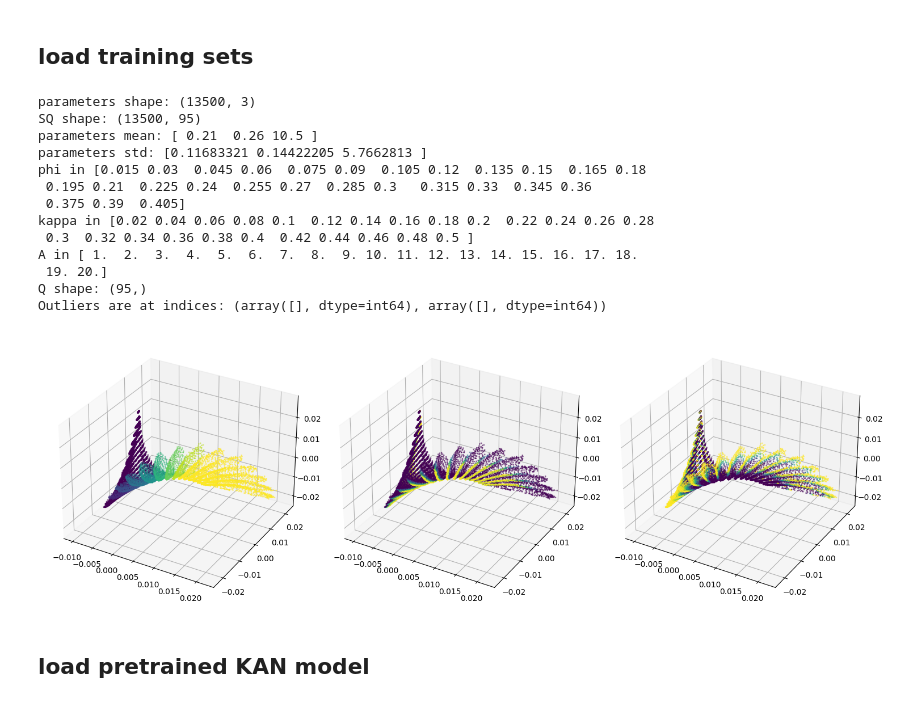
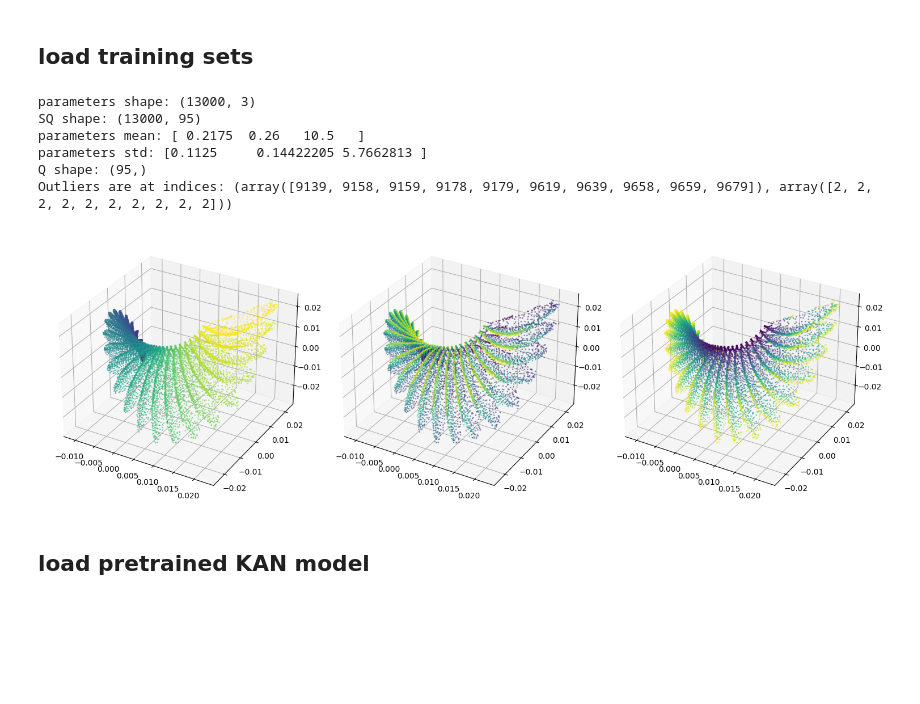
Before and after one commit to ch-tung/SQ_KAN, a Jupyter notebook: benchmark_KAN.ipynb, the cells around one changed output. Saved outputs shown, nothing was run; the diff lists cells and outputs as text; code cells hidden in the pictures; blank space fills up the shorter version.

```diff
--- a/benchmark_KAN.ipynb
+++ b/benchmark_KAN.ipynb
@@ -35,42 +35,54 @@ data_rand = loadmat("./training_sets/fg/SQ_rand_fg.mat")
 data_grid = loadmat("./training_sets/fg/SQ_grid_fg.mat")
 parameters_list = data_grid["parameters_list"]
 SQ_list = data_grid["SQ_list"][:,5:]
+parameters_list_rand = data_rand["parameters_list"]
+SQ_list_rand = data_rand["SQ_list"][:,5:]
 
 # SQ_list = np.loadtxt('./training_sets/input_grid_all_GPR80.csv',  delimiter=',')[:,:-1]
 # parameters_list = np.loadtxt('./training_sets/target_grid_all.csv',  delimiter=',')[:,:-1]
 
 # exclude highest interaction
-index_parameters = (parameters_list[:,2]<=20)*(parameters_list[:,0]<=0.405)
+index_parameters = (parameters_list[:,2]<=20)*(parameters_list[:,0]<=0.405)*(parameters_list[:,0]>=0.03)
 parameters_list = parameters_list[index_parameters,:]
 SQ_list = SQ_list[index_parameters,:]
+
+# index_parameters_rand = (parameters_list_rand[:,2]<=20)*(parameters_list_rand[:,0]<=0.405)
+# parameters_list_rand = parameters_list_rand[index_parameters_rand,:]
+# SQ_list_rand = SQ_list_rand[index_parameters_rand,:]
 
 print(f"parameters shape: {parameters_list.shape}")
 print(f"SQ shape: {SQ_list.shape}")
 
 # rescale the training set SQ to range [0,1]
-exp_scale = 6
+exp_scale = 1
 def f_inp(sq):
-    return np.log(sq)/exp_scale/2 + 0.5
+    return np.log(sq)/exp_scale/2
 
 # transform the decoder output to SQ
 def f_out(sq_pred):
-    return np.exp((sq_pred*2-1)*exp_scale) # inverse of f_inp
+    return np.exp((sq_pred*2)*exp_scale) # inverse of f_inp
+
+def f_out_torch(sq_pred):
+    return torch.exp((sq_pred*2)*exp_scale) # inverse of f_inp
 
 parameters_mean = np.mean(parameters_list, axis=0)
 parameters_std = np.std(parameters_list, axis=0)
 print(f"parameters mean: {parameters_mean}")
 print(f"parameters std: {parameters_std}")
 
-set_phi = np.sort(np.array([*set(parameters_list[:,0])]))
-set_kappa = np.sort(np.array([*set(parameters_list[:,1])]))
-set_A = np.sort(np.array([*set(parameters_list[:,2])]))
-print(f"phi in {set_phi}")
-print(f"kappa in {set_kappa}")
-print(f"A in {set_A}")
-
 # y_train = f_inp(SQ_list)
 y_train = SQ_list
-x_train = np.array([(parameters_list[:,i]-np.mean(parameters_list[:,i]))/np.std(parameters_list[:,i]) for i in range(3)]).T
+# x_train = np.array([(parameters_list[:,i]-np.mean(parameters_list[:,i]))/np.std(parameters_list[:,i]) for i in range(3)]).T
+x_train = np.array([(parameters_list[:,i]) for i in range(3)]).T
+
+y_train_ext = SQ_list_rand
+# x_train_ext = np.array([(parameters_list_rand[:,i]-np.mean(parameters_list[:,i]))/np.std(parameters_list[:,i]) for i in range(3)]).T
+x_train_ext = np.array([(parameters_list_rand[:,i]) for i in range(3)]).T
+
+
+# # extend training set
+# y_train = np.vstack((y_train,y_train_ext))
+# x_train = np.vstack((x_train,x_train_ext))
 
 def f_params_z(parameters):
     return np.array([(parameters[i]-parameters_mean[i])/parameters_std[i] for i in range(3)])
@@ -91,47 +103,41 @@ PC = U[:, :3]
 # Compute the Z-scores of the principal components
 z_scores = np.abs(stats.zscore(PC))
 
-outliers = np.where(z_scores > 4)  # change 3 to a different value if you want to use a different threshold
+outliers = np.where(z_scores > 3)  # change 3 to a different value if you want to use a different threshold
 
 # Print the indices of the outliers
 print("Outliers are at indices:", outliers)
 
 # Remove outliers
 y_train = np.delete(y_train, outliers, axis=0)
 x_train = np.delete(x_train, outliers, axis=0)
 
 # Perform SVD
-y_train_centered = y_train - np.mean(y_train, axis=0)
+y_train_ave = np.mean(y_train, axis=0)
+y_train_centered = y_train - y_train_ave
 U, S, Vt = np.linalg.svd(y_train_centered, full_matrices=False)
 
 # Get the first 3 principal components
 PC = U[:, :3]
 
 # Create a 3D plot
 fig = plt.figure(figsize=(15, 5))
 colormap = plt.cm.get_cmap('viridis')  # or any other colormap you like
 
 for i in range(3):
     # Create a colormap based on x_train
-    colors = colormap(x_train[:,i])
+    colors = colormap((x_train[:,i]-np.min(x_train[:,i]))/(np.max(x_train[:,i])-np.min(x_train[:,i])))
 
     ax = fig.add_subplot(1,3,i+1, projection='3d')
     ax.scatter(PC[:, 0], PC[:, 1], PC[:, 2], c=colors, s=1, alpha=0.5)
 
 plt.tight_layout()
 plt.show()
 # %% [output]
-parameters shape: (13500, 3)
-SQ shape: (13500, 95)
-parameters mean: [ 0.21  0.26 10.5 ]
-parameters std: [0.11683321 0.14422205 5.7662813 ]
-phi in [0.015 0.03  0.045 0.06  0.075 0.09  0.105 0.12  0.135 0.15  0.165 0.18
- 0.195 0.21  0.225 0.24  0.255 0.27  0.285 0.3   0.315 0.33  0.345 0.36
- 0.375 0.39  0.405]
-kappa in [0.02 0.04 0.06 0.08 0.1  0.12 0.14 0.16 0.18 0.2  0.22 0.24 0.26 0.28
- 0.3  0.32 0.34 0.36 0.38 0.4  0.42 0.44 0.46 0.48 0.5 ]
-A in [ 1.  2.  3.  4.  5.  6.  7.  8.  9. 10. 11. 12. 13. 14. 15. 16. 17. 18.
- 19. 20.]
+parameters shape: (13000, 3)
+SQ shape: (13000, 95)
+parameters mean: [ 0.2175  0.26   10.5   ]
+parameters std: [0.1125     0.14422205 5.7662813 ]
 Q shape: (95,)
-Outliers are at indices: (array([], dtype=int64), array([], dtype=int64))
+Outliers are at indices: (array([9139, 9158, 9159, 9178, 9179, 9619, 9639, 9658, 9659, 9679]), array([2, 2, 2, 2, 2, 2, 2, 2, 2, 2]))
-[figure, old version]
+[figure, new version]
```
Also changed, not shown: parts of 8 cells of this notebook, 1 other file.
